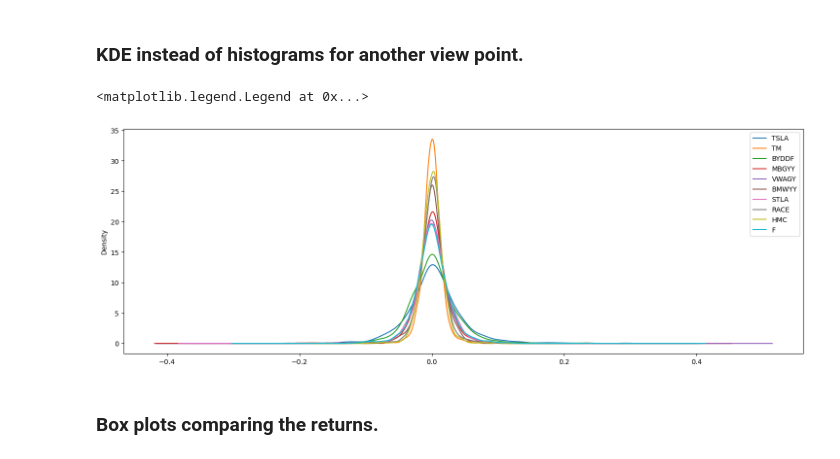
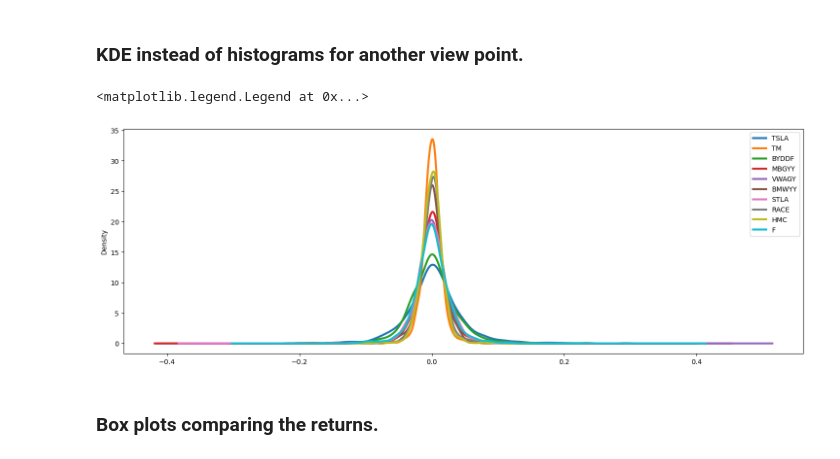
Before and after one commit to 531Yvonne/Engine-Hitting-High, a Jupyter notebook: Stock Market Analysis Project.ipynb, the cells around one changed output. Cells and saved outputs as stored; diff of their text form; code cells hidden in the pictures.

```diff
--- a/Stock Market Analysis Project.ipynb
+++ b/Stock Market Analysis Project.ipynb
@@ -187,18 +187,18 @@ plt.legend()
 # %%
 # Modify number below to change number of top companies showing in the plot.
 TOP_AMOUNT = 10
 
 plt.figure(figsize=(18, 6))
 count = 0
 for company in companies:
     if count < TOP_AMOUNT:
         data[company]["Returns"] = data[company]["Close"].pct_change(1)
-        data[company]['Returns'].plot(kind="kde", label=company)
+        data[company]['Returns'].plot(kind="kde", label=company, linewidth=3)
         count += 1
 plt.legend()
 # %% [output]
 <matplotlib.legend.Legend at 0x...>
-[figure, old version]
+[figure, new version]
 # %% [markdown]
 ### Box plots comparing the returns.
 # %%
```
Also changed, not shown: 13 other files.
